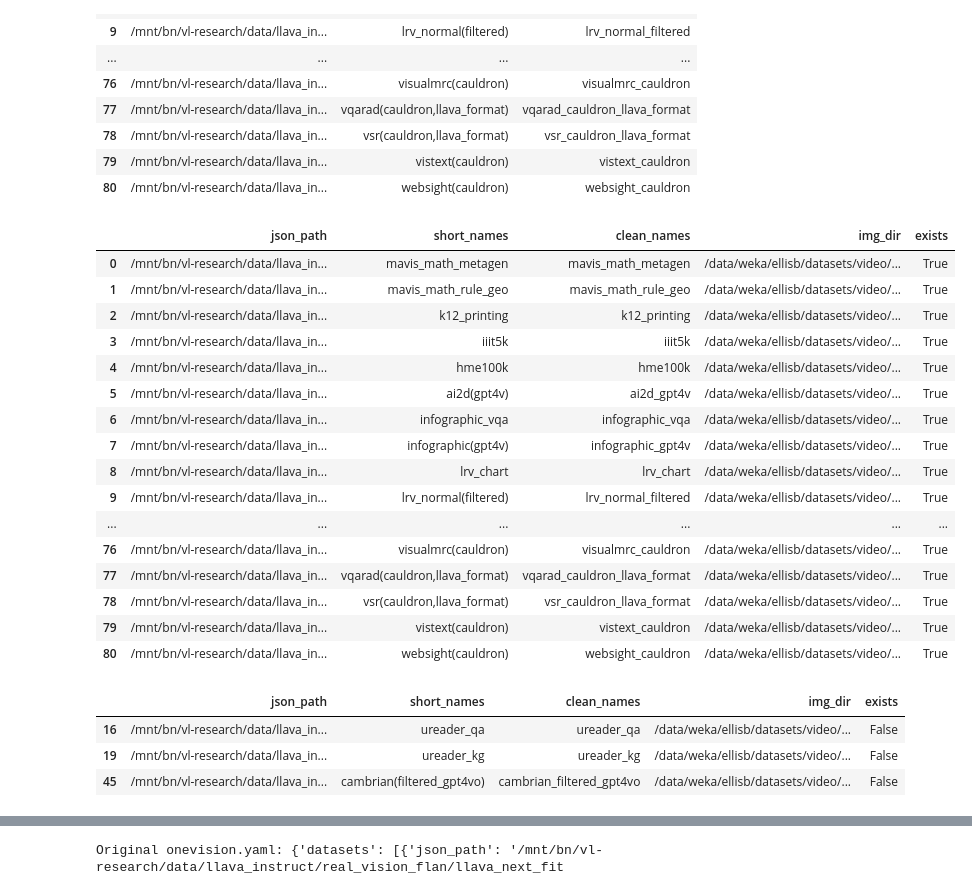
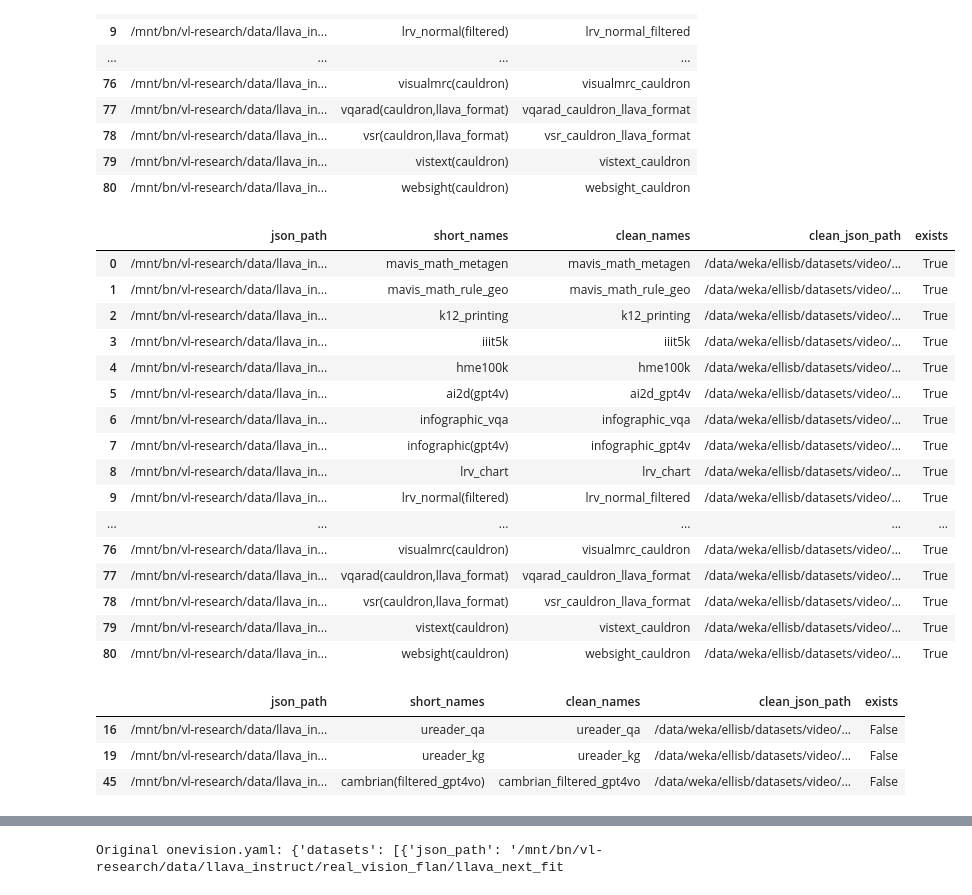
Before and after one commit to ellisbrown/LLaVA-NeXT, a Jupyter notebook: scripts/train/clean_data.ipynb, the cells around one changed output, grey strips where cells are left out. Cells and saved outputs as stored; diff of their text form; code cells hidden in the pictures.

```diff
--- a/scripts/train/clean_data.ipynb
+++ b/scripts/train/clean_data.ipynb
@@ -203,13 +204,14 @@ df
 | 79 | /mnt/bn/vl-research/data/llava_in... | vistext(cauldron) | vistext_cauldron |
 | 80 | /mnt/bn/vl-research/data/llava_in... | websight(cauldron) | websight_cauldron |
 # %%
-img_path = "/data/weka/ellisb/datasets/video/llava_ov_data/images"
+DATASET_ROOT = "/data/weka/ellisb/datasets/video"
+img_path = DATASET_ROOT + "/llava_ov_data/images"
 
-df["img_dir"] = df["clean_names"].apply(lambda x: os.path.join(img_path, x))
-df["exists"] = df["img_dir"].apply(os.path.exists)
+df["clean_json_path"] = df["clean_names"].apply(lambda x: os.path.join(img_path, x, "data.json"))
+df["exists"] = df["clean_json_path"].apply(os.path.exists)
 df
 # %% [output]
-|  | json_path | short_names | clean_names | img_dir | exists |
+|  | json_path | short_names | clean_names | clean_json_path | exists |
 | 0 | /mnt/bn/vl-research/data/llava_in... | mavis_math_metagen | mavis_math_metagen | /data/weka/ellisb/datasets/video/... | True |
 | 1 | /mnt/bn/vl-research/data/llava_in... | mavis_math_rule_geo | mavis_math_rule_geo | /data/weka/ellisb/datasets/video/... | True |
 | 2 | /mnt/bn/vl-research/data/llava_in... | k12_printing | k12_printing | /data/weka/ellisb/datasets/video/... | True |
@@ -229,7 +231,7 @@ df
 # %%
 df[df["exists"] == False]
 # %% [output]
-|  | json_path | short_names | clean_names | img_dir | exists |
+|  | json_path | short_names | clean_names | clean_json_path | exists |
 | 16 | /mnt/bn/vl-research/data/llava_in... | ureader_qa | ureader_qa | /data/weka/ellisb/datasets/video/... | False |
 | 19 | /mnt/bn/vl-research/data/llava_in... | ureader_kg | ureader_kg | /data/weka/ellisb/datasets/video/... | False |
 | 45 | /mnt/bn/vl-research/data/llava_in... | cambrian(filtered_gpt4vo) | cambrian_filtered_gpt4vo | /data/weka/ellisb/datasets/video/... | False |
```
Also changed, not shown: parts of 10 cells of this notebook, 6 other files.
